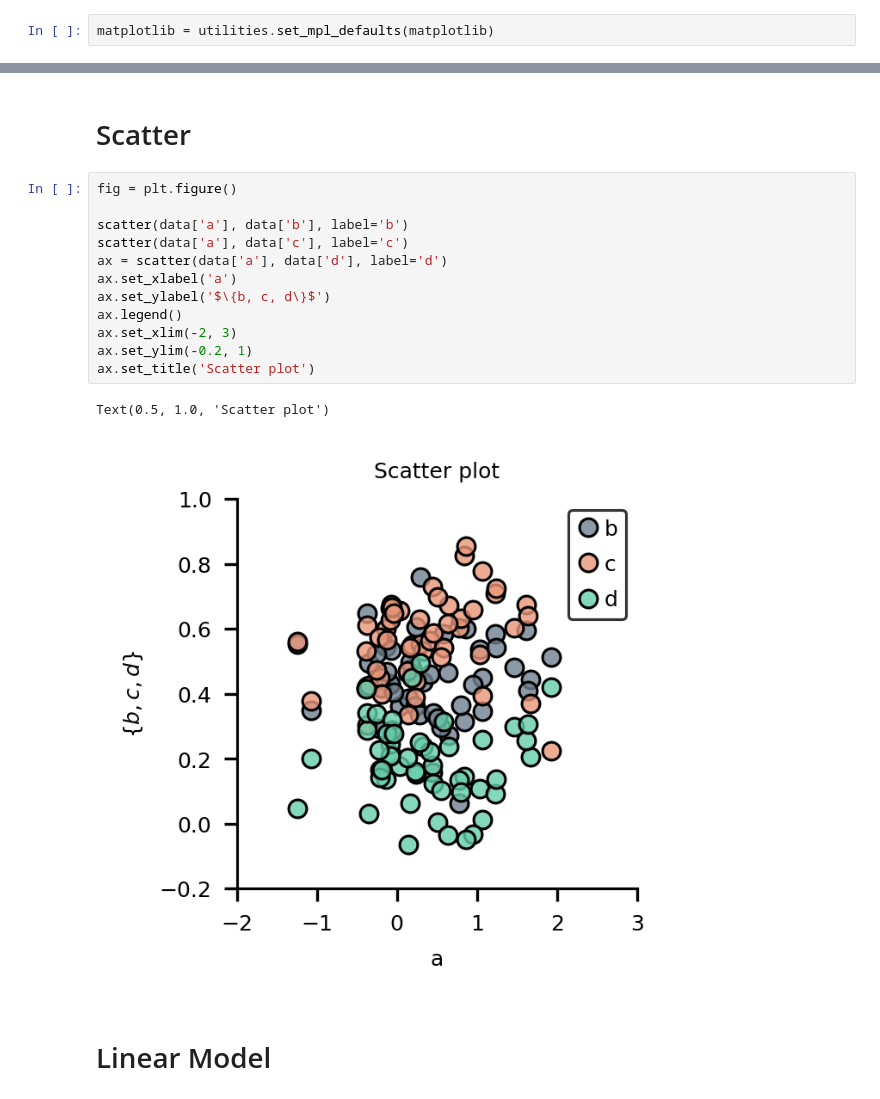
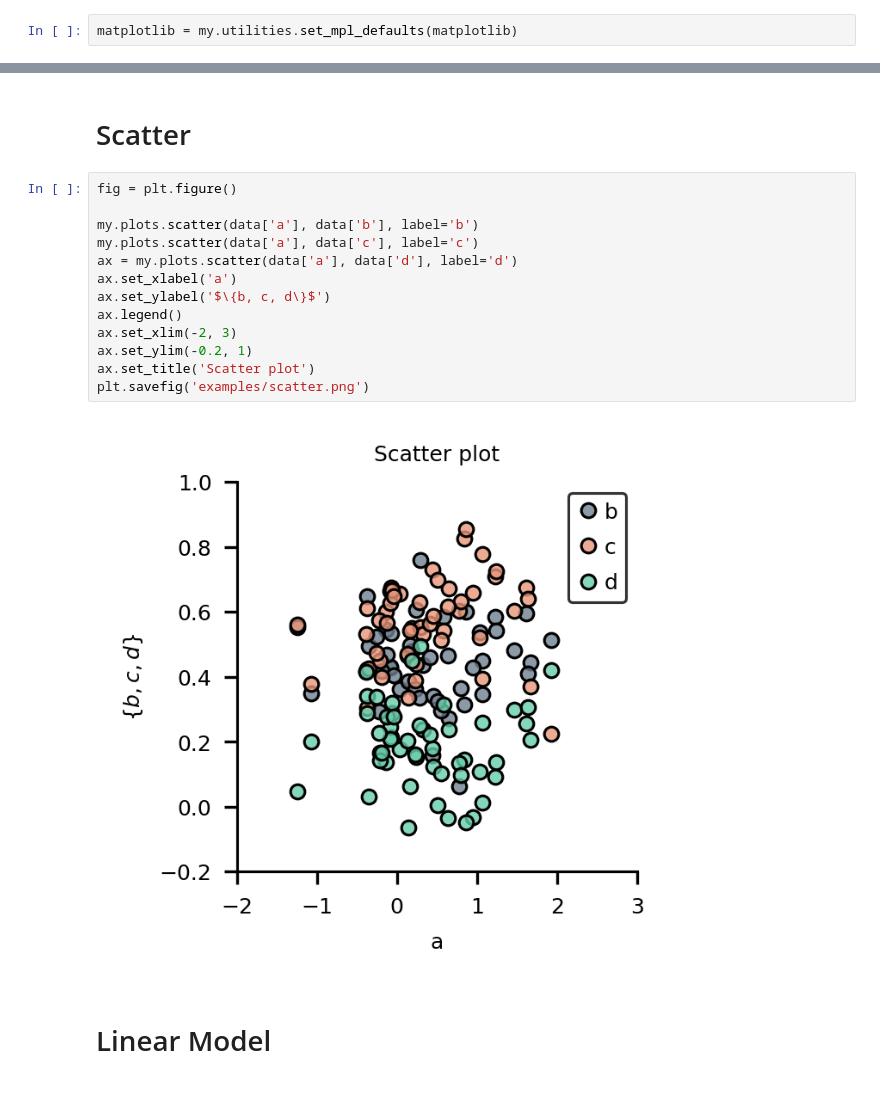
Before and after one commit to moltaire/myplotlib, a Jupyter notebook: gallery.ipynb, the cells around one changed output, grey strips where cells are left out. Drawn from its saved outputs; the diff is of its cells as text.

```diff
--- a/gallery.ipynb
+++ b/gallery.ipynb
@@ -15,7 +11,7 @@ from annotation import hTextLine
 %load_ext autoreload
 %autoreload 2
 # %%
-matplotlib = utilities.set_mpl_defaults(matplotlib)
+matplotlib = my.utilities.set_mpl_defaults(matplotlib)
 # %% [markdown]
 # Make some data
 # %%
@@ -40,18 +37,18 @@ ax = violin(data,
 # %%
 fig = plt.figure()
 
-scatter(data['a'], data['b'], label='b')
-scatter(data['a'], data['c'], label='c')
-ax = scatter(data['a'], data['d'], label='d')
+my.plots.scatter(data['a'], data['b'], label='b')
+my.plots.scatter(data['a'], data['c'], label='c')
+ax = my.plots.scatter(data['a'], data['d'], label='d')
 ax.set_xlabel('a')
 ax.set_ylabel('$\{b, c, d\}$')
 ax.legend()
 ax.set_xlim(-2, 3)
 ax.set_ylim(-0.2, 1)
 ax.set_title('Scatter plot')
+plt.savefig('examples/scatter.png')
 # %% [output]
-Text(0.5, 1.0, 'Scatter plot')
-[figure, old version]
+[figure, new version]
 # %% [markdown]
 # Linear Model
 # %%
```
Also changed, not shown: parts of 6 cells of this notebook, 14 other files.
